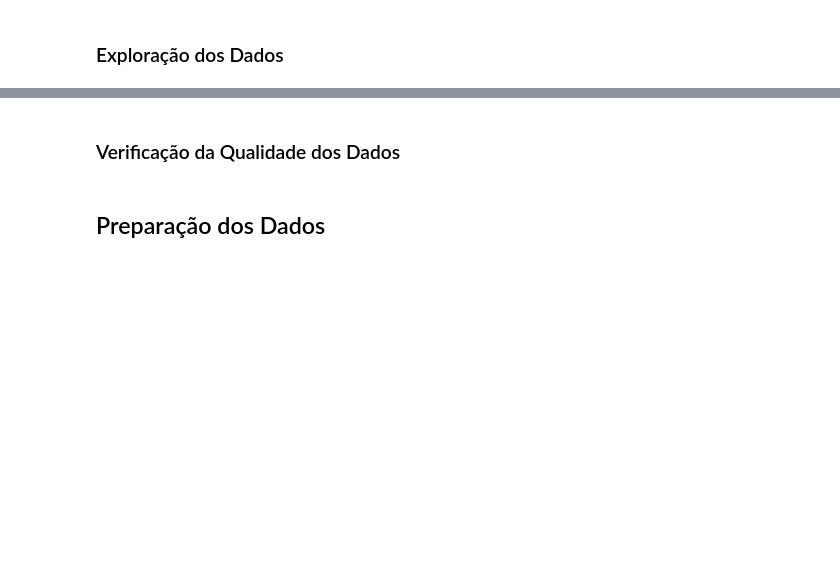
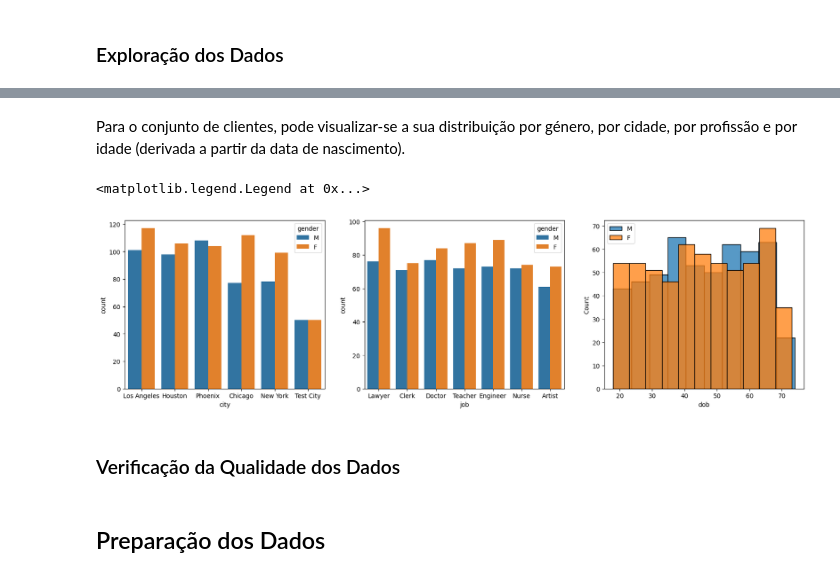
Before and after one commit to manelneto/fraud, a Jupyter notebook: task1.ipynb, the cells around one changed output, grey strips where cells are left out. Drawn from its saved outputs; the diff is of its cells as text; code cells hidden in the pictures; blank space fills up the shorter version.

Commit message:
started data exploring

```diff
--- a/task1.ipynb
+++ b/task1.ipynb
@@ -405,0 +290,18 @@ Assim, é possível extrair as seguintes conclusões:
+# %% [markdown]
+Para o conjunto de clientes, pode visualizar-se a sua distribuição por género, por cidade, por profissão e por idade (derivada a partir da data de nascimento).
+# %%
+plt.figure(figsize = (20, 5))
+
+plt.subplot(1, 3, 1)
+sb.countplot(data = customers, x = 'city', hue = 'gender')
+
+plt.subplot(1, 3, 2)
+sb.countplot(data = customers, x = 'job', hue = 'gender')
+
+plt.subplot(1, 3, 3)
+sb.histplot(data = (pd.to_datetime('today') - pd.to_datetime(customers[customers['gender'] == 'M']['dob'])).dt.days // 365, label = 'M')
+sb.histplot(data = (pd.to_datetime('today') - pd.to_datetime(customers[customers['gender'] == 'F']['dob'])).dt.days // 365, label = 'F')
+plt.legend(plt.gca().get_legend_handles_labels()[1])
+# %% [output]
+<matplotlib.legend.Legend at 0x...>
+[figure, added]
```
Also changed, not shown: parts of 38 cells of this notebook, 1 other file.
